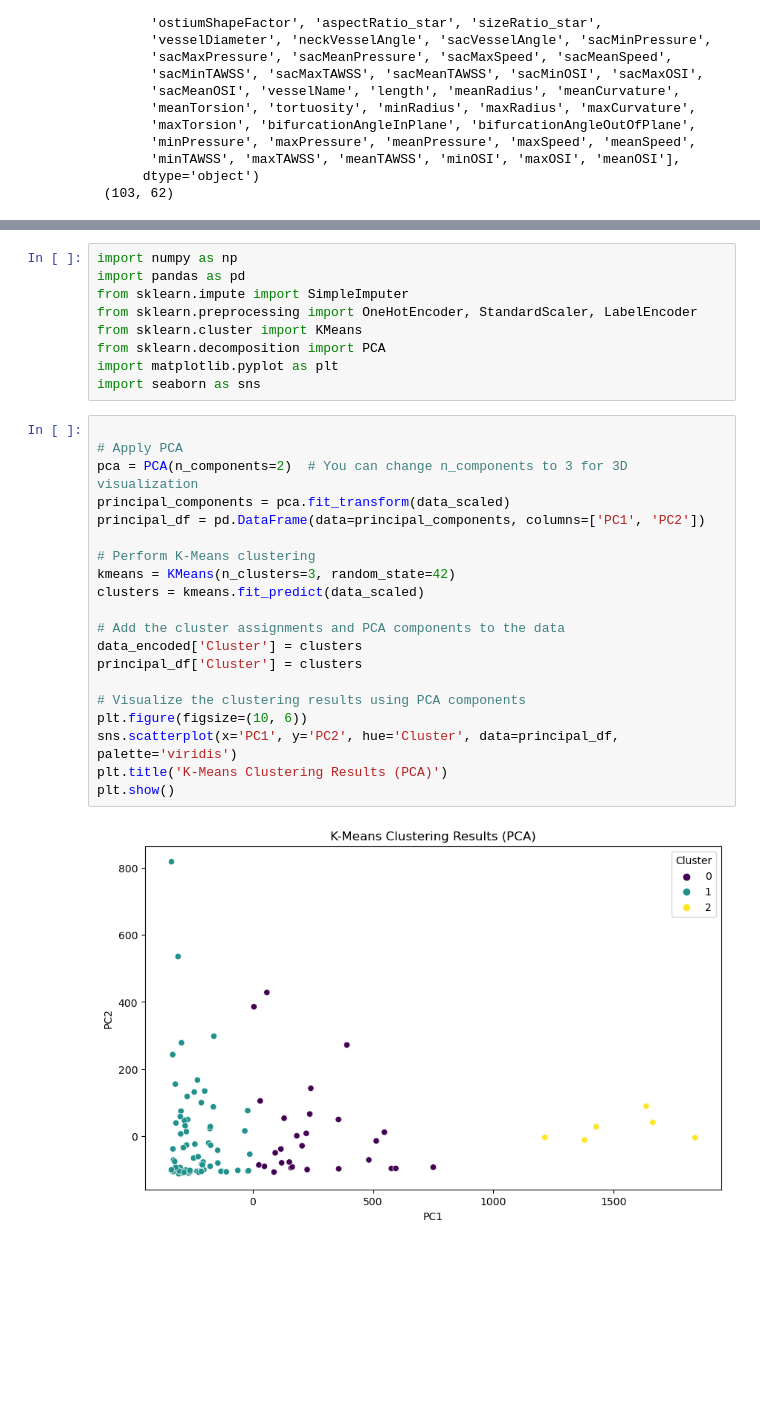
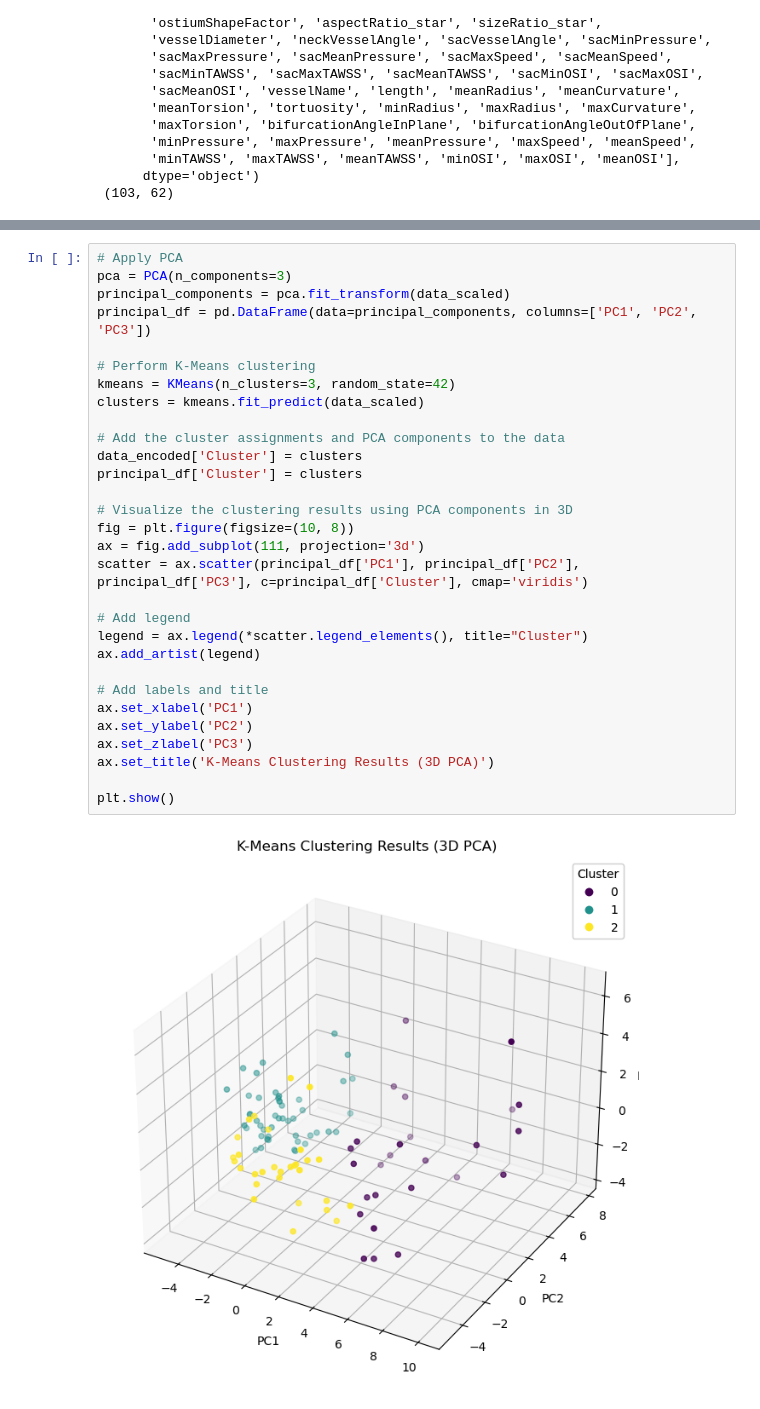
Before and after one commit to shrinitbabel/Aneurysm-CFD-Supervised-Clustering, a Jupyter notebook: Aneurysm EDA.ipynb, the cells around one changed output, grey strips where cells are left out. Drawn from its saved outputs; the diff is of its cells as text; blank space fills up the shorter version.

```diff
--- a/Aneurysm EDA.ipynb
+++ b/Aneurysm EDA.ipynb
@@ -98,31 +122,32 @@ data_scaled = data_encoded
-# %%
-import numpy as np
-import pandas as pd
-from sklearn.impute import SimpleImputer
-from sklearn.preprocessing import OneHotEncoder, StandardScaler, LabelEncoder
-from sklearn.cluster import KMeans
-from sklearn.decomposition import PCA
-import matplotlib.pyplot as plt
-import seaborn as sns
 # %%
-
 # Apply PCA
-pca = PCA(n_components=2)  # You can change n_components to 3 for 3D visualization
+pca = PCA(n_components=3)
 principal_components = pca.fit_transform(data_scaled)
-principal_df = pd.DataFrame(data=principal_components, columns=['PC1', 'PC2'])
+principal_df = pd.DataFrame(data=principal_components, columns=['PC1', 'PC2', 'PC3'])
 
 # Perform K-Means clustering
 kmeans = KMeans(n_clusters=3, random_state=42)
 clusters = kmeans.fit_predict(data_scaled)
 
 # Add the cluster assignments and PCA components to the data
 data_encoded['Cluster'] = clusters
 principal_df['Cluster'] = clusters
 
-# Visualize the clustering results using PCA components
-plt.figure(figsize=(10, 6))
-sns.scatterplot(x='PC1', y='PC2', hue='Cluster', data=principal_df, palette='viridis')
-plt.title('K-Means Clustering Results (PCA)')
+# Visualize the clustering results using PCA components in 3D
+fig = plt.figure(figsize=(10, 8))
+ax = fig.add_subplot(111, projection='3d')
+scatter = ax.scatter(principal_df['PC1'], principal_df['PC2'], principal_df['PC3'], c=principal_df['Cluster'], cmap='viridis')
+
+# Add legend
+legend = ax.legend(*scatter.legend_elements(), title="Cluster")
+ax.add_artist(legend)
+
+# Add labels and title
+ax.set_xlabel('PC1')
+ax.set_ylabel('PC2')
+ax.set_zlabel('PC3')
+ax.set_title('K-Means Clustering Results (3D PCA)')
+
 plt.show()
 # %% [output]
-[figure, old version]
+[figure, new version]
```
Also changed, not shown: parts of 4 cells of this notebook, 1 other file.
